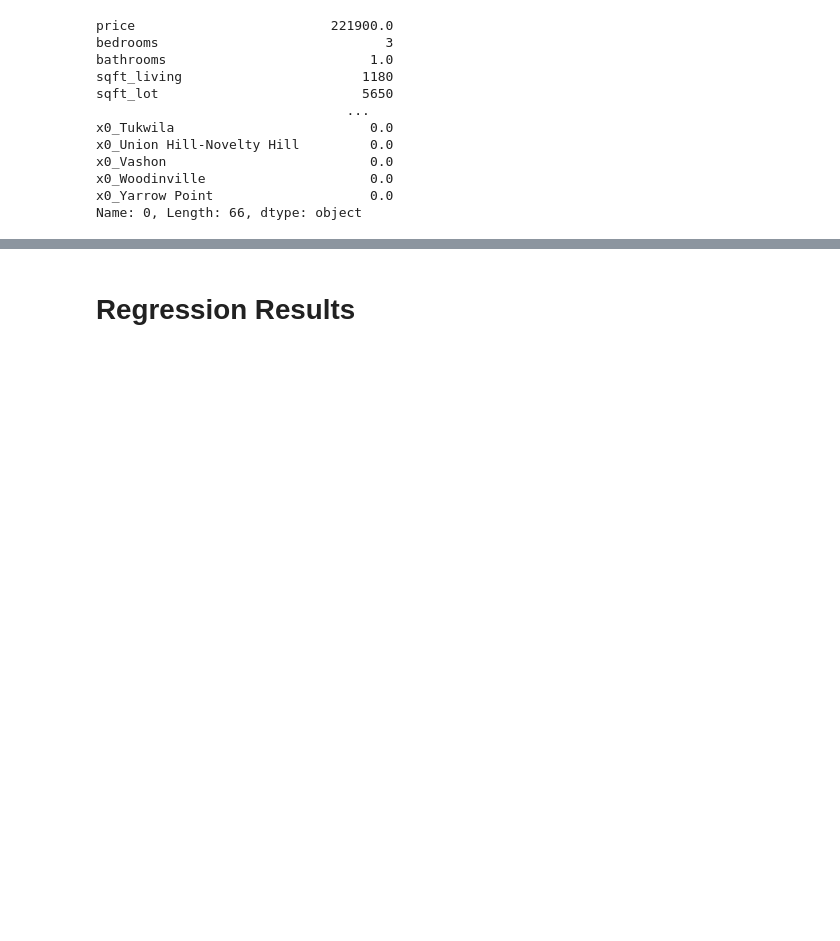
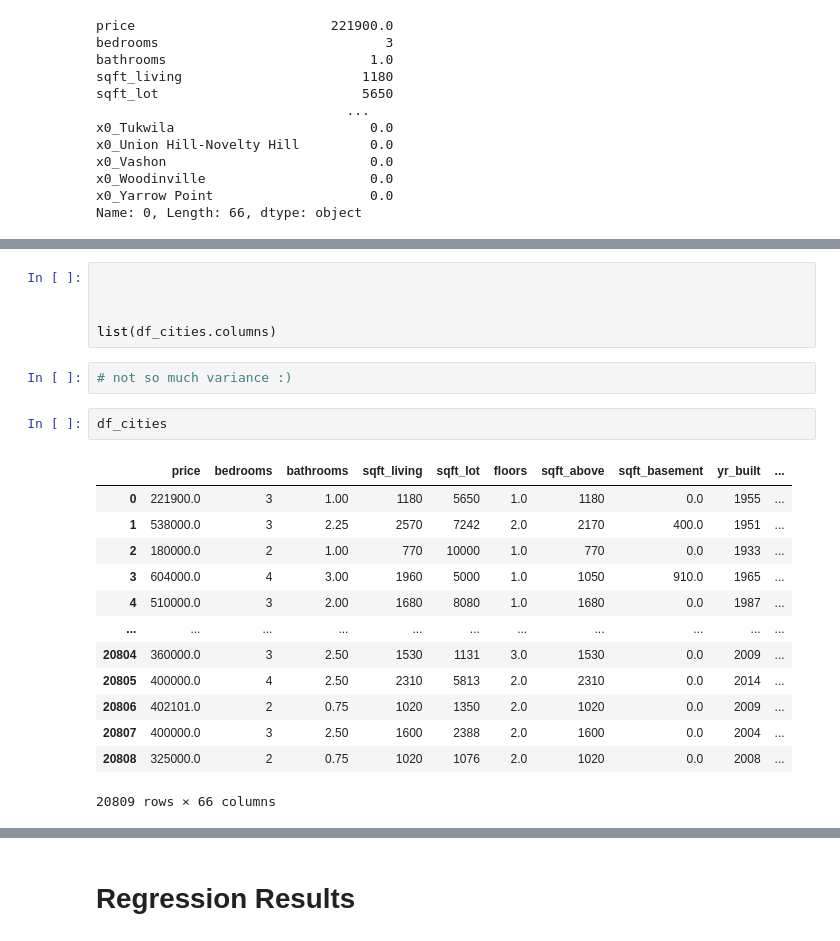
Before and after one commit to hannah-schurman/dsc-phase2-project, a Jupyter notebook: housing_sales_modeling.ipynb, the cells around one changed output, grey strips where cells are left out. Saved outputs shown, nothing was run; the diff lists cells and outputs as text; blank space fills up the shorter version.

```diff
--- a/housing_sales_modeling.ipynb
+++ b/housing_sales_modeling.ipynb
@@ -529,0 +613,23 @@ Random house price 350000.0, predicted price 419406.0, difference 19.83 %
+# %%
+
+
+
+list(df_cities.columns)
+# %%
+# not so much variance :)
+# %%
+df_cities
+# %% [output]
+|  | price | bedrooms | bathrooms | sqft_living | sqft_lot | floors | sqft_above | sqft_basement | yr_built | ... |
+| 0 | 221900.0 | 3 | 1.00 | 1180 | 5650 | 1.0 | 1180 | 0.0 | 1955 | ... |
+| 1 | 538000.0 | 3 | 2.25 | 2570 | 7242 | 2.0 | 2170 | 400.0 | 1951 | ... |
+| 2 | 180000.0 | 2 | 1.00 | 770 | 10000 | 1.0 | 770 | 0.0 | 1933 | ... |
+| 3 | 604000.0 | 4 | 3.00 | 1960 | 5000 | 1.0 | 1050 | 910.0 | 1965 | ... |
+| 4 | 510000.0 | 3 | 2.00 | 1680 | 8080 | 1.0 | 1680 | 0.0 | 1987 | ... |
+| ... | ... | ... | ... | ... | ... | ... | ... | ... | ... | ... |
+| 20804 | 360000.0 | 3 | 2.50 | 1530 | 1131 | 3.0 | 1530 | 0.0 | 2009 | ... |
+| 20805 | 400000.0 | 4 | 2.50 | 2310 | 5813 | 2.0 | 2310 | 0.0 | 2014 | ... |
+| 20806 | 402101.0 | 2 | 0.75 | 1020 | 1350 | 2.0 | 1020 | 0.0 | 2009 | ... |
+| 20807 | 400000.0 | 3 | 2.50 | 1600 | 2388 | 2.0 | 1600 | 0.0 | 2004 | ... |
+| 20808 | 325000.0 | 2 | 0.75 | 1020 | 1076 | 2.0 | 1020 | 0.0 | 2008 | ... |
+20809 rows × 66 columns
```
Also changed, not shown: parts of 22 cells of this notebook.
